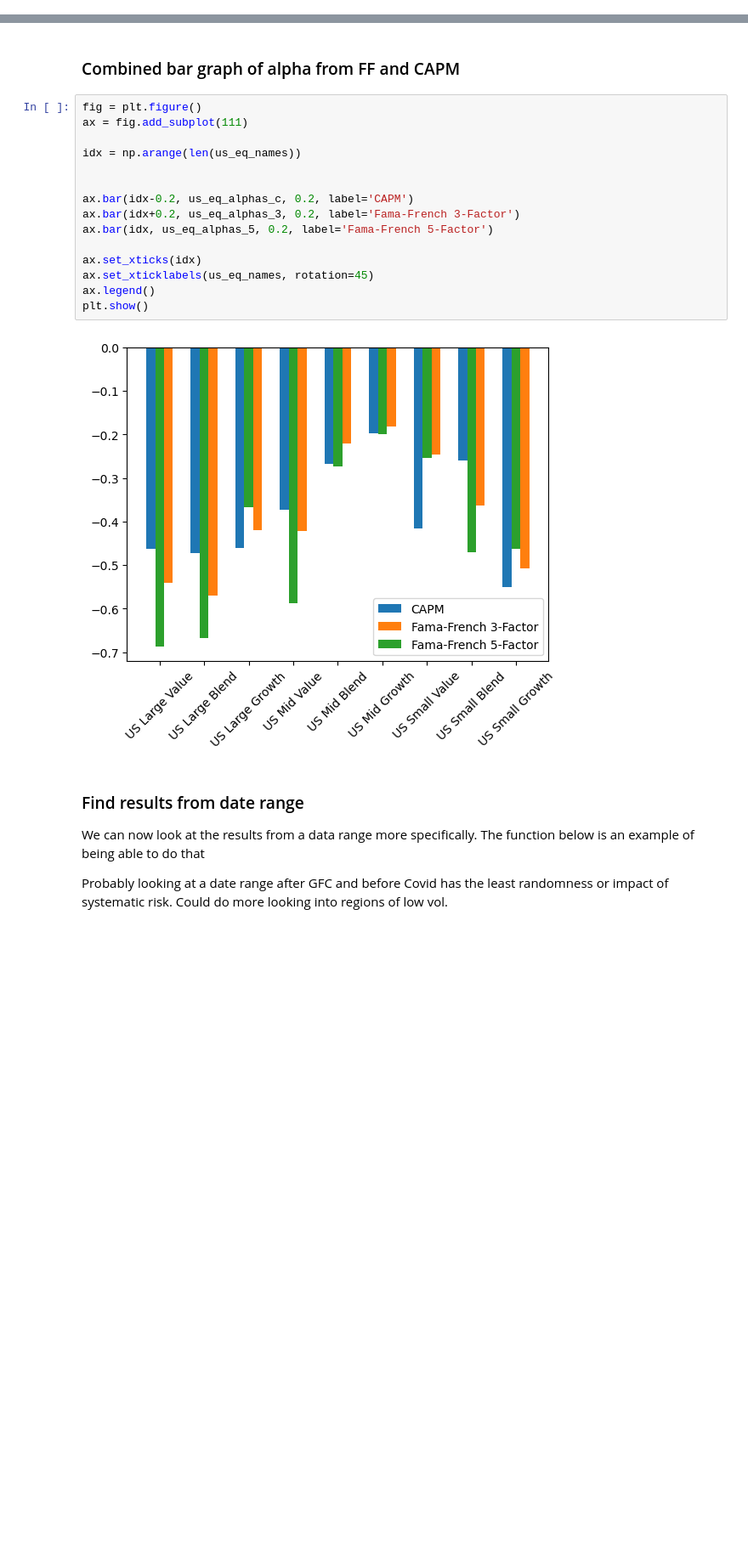
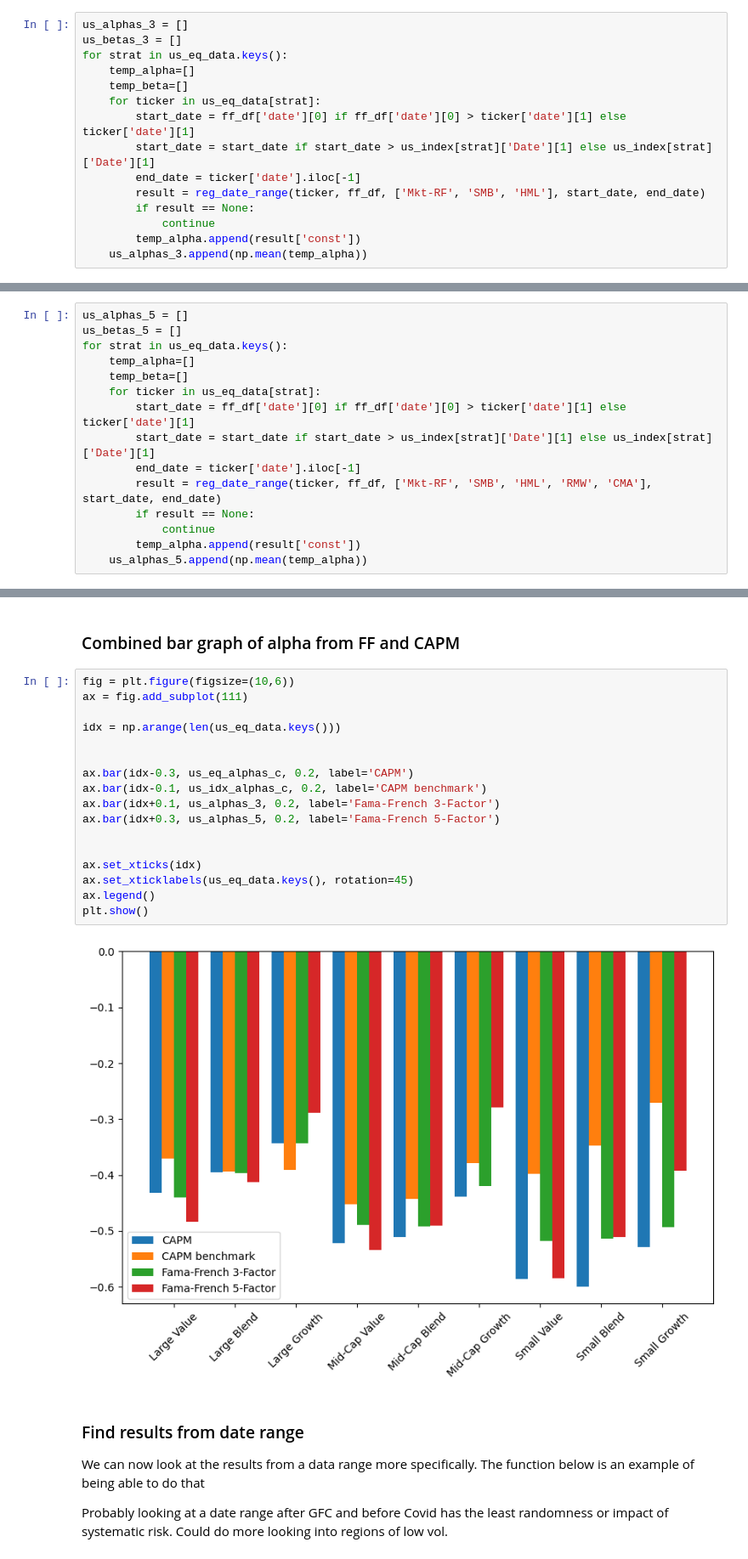
Before and after one commit to earlight/15-4331-final-project, a Jupyter notebook: data_analysis.ipynb, the cells around one changed output, grey strips where cells are left out. Shown at 85% size. Cells and saved outputs as stored; diff of their text form; blank space fills up the shorter version.

```diff
--- a/data_analysis.ipynb
+++ b/data_analysis.ipynb
@@ -155,4 +180,19 @@ KeyError: 'US Large Blend'
 # %% [markdown]
 ### FF 3-Factor
 This is the 3-factor model including SMB and HML
+# %%
+us_alphas_3 = []
+us_betas_3 = []
+for strat in us_eq_data.keys():
+    temp_alpha=[]
+    temp_beta=[]
+    for ticker in us_eq_data[strat]:
+        start_date = ff_df['date'][0] if ff_df['date'][0] > ticker['date'][1] else ticker['date'][1]
+        start_date = start_date if start_date > us_index[strat]['Date'][1] else us_index[strat]['Date'][1]
+        end_date = ticker['date'].iloc[-1]
+        result = reg_date_range(ticker, ff_df, ['Mkt-RF', 'SMB', 'HML'], start_date, end_date)
+        if result == None:
+            continue
+        temp_alpha.append(result['const'])
+    us_alphas_3.append(np.mean(temp_alpha))
 # %%
@@ -165,4 +204,19 @@ plt.show()
 # %% [markdown]
 ### FF 5-Factor
 This is the 3-factor model including SMB and HML.  RMW and CMA as well
+# %%
+us_alphas_5 = []
+us_betas_5 = []
+for strat in us_eq_data.keys():
+    temp_alpha=[]
+    temp_beta=[]
+    for ticker in us_eq_data[strat]:
+        start_date = ff_df['date'][0] if ff_df['date'][0] > ticker['date'][1] else ticker['date'][1]
+        start_date = start_date if start_date > us_index[strat]['Date'][1] else us_index[strat]['Date'][1]
+        end_date = ticker['date'].iloc[-1]
+        result = reg_date_range(ticker, ff_df, ['Mkt-RF', 'SMB', 'HML', 'RMW', 'CMA'], start_date, end_date)
+        if result == None:
+            continue
+        temp_alpha.append(result['const'])
+    us_alphas_5.append(np.mean(temp_alpha))
 # %%
@@ -175,22 +228,24 @@ plt.show()
 # %% [markdown]
 ### Combined bar graph of alpha from FF and CAPM
 # %%
-fig = plt.figure()
+fig = plt.figure(figsize=(10,6))
 ax = fig.add_subplot(111)
 
-idx = np.arange(len(us_eq_names))
+idx = np.arange(len(us_eq_data.keys()))
 
 
-ax.bar(idx-0.2, us_eq_alphas_c, 0.2, label='CAPM')
-ax.bar(idx+0.2, us_eq_alphas_3, 0.2, label='Fama-French 3-Factor')
-ax.bar(idx, us_eq_alphas_5, 0.2, label='Fama-French 5-Factor')
+ax.bar(idx-0.3, us_eq_alphas_c, 0.2, label='CAPM')
+ax.bar(idx-0.1, us_idx_alphas_c, 0.2, label='CAPM benchmark')
+ax.bar(idx+0.1, us_alphas_3, 0.2, label='Fama-French 3-Factor')
+ax.bar(idx+0.3, us_alphas_5, 0.2, label='Fama-French 5-Factor')
+
 
 ax.set_xticks(idx)
-ax.set_xticklabels(us_eq_names, rotation=45)
+ax.set_xticklabels(us_eq_data.keys(), rotation=45)
 ax.legend()
 plt.show()
 # %% [output]
-[figure, old version]
+[figure, new version]
 # %% [markdown]
 ### Find results from date range
 We can now look at the results from a data range more specifically.  The function below is an example of being able to do that
```
Also changed, not shown: parts of 9 cells of this notebook.
